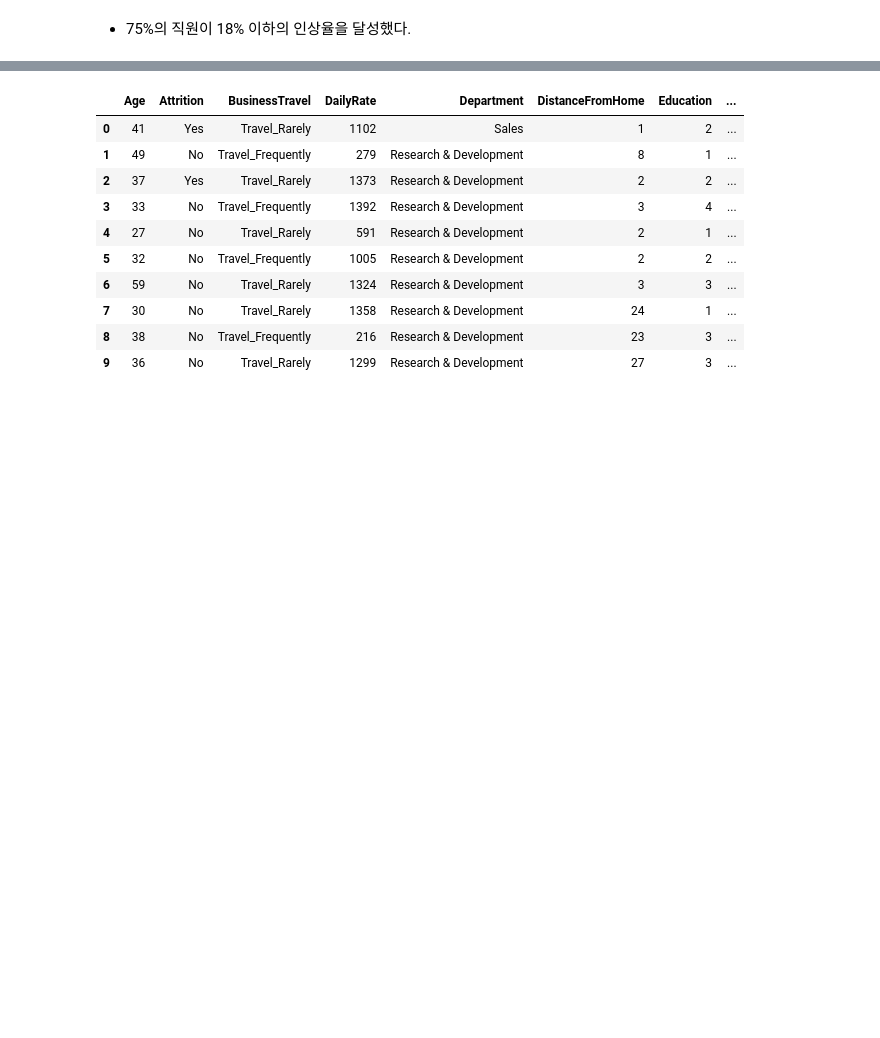
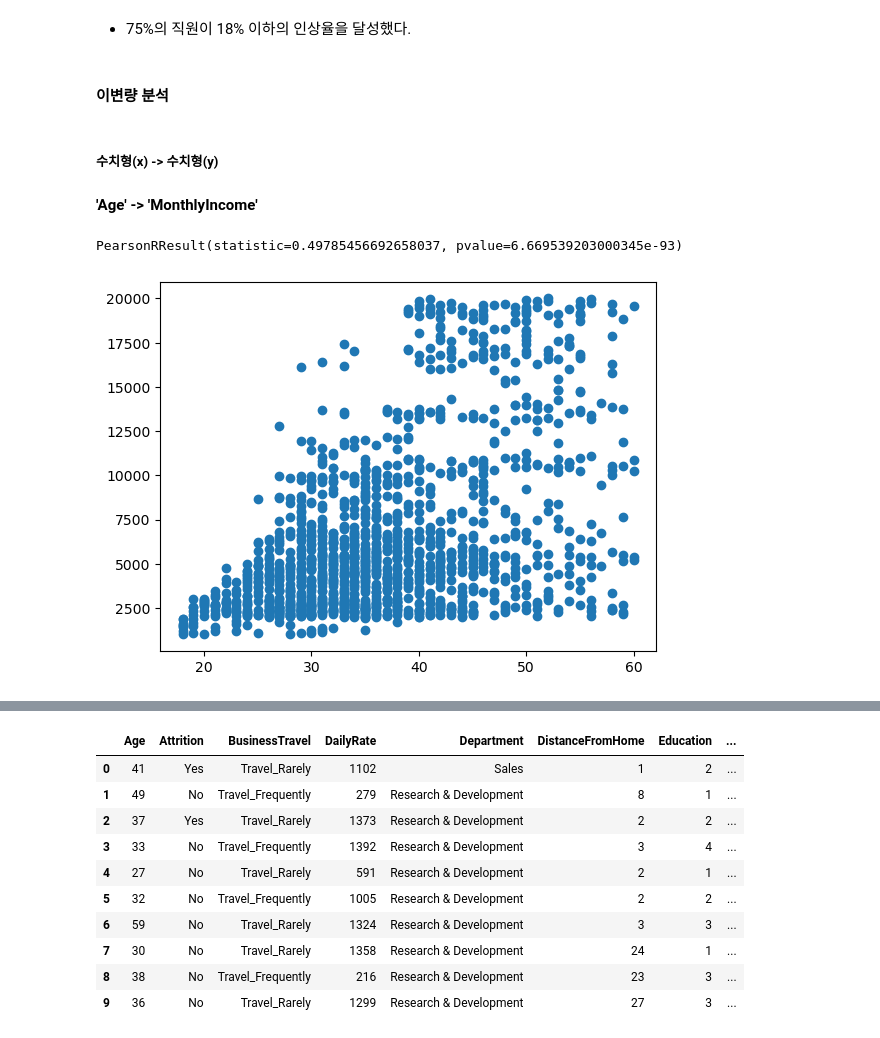
Before and after one commit to ryeongse25/kt-aivle, a Jupyter notebook: employee_attrition/employee_attrition.ipynb, the cells around one changed output, grey strips where cells are left out. Saved outputs shown, nothing was run; the diff lists cells and outputs as text; code cells hidden in the pictures; blank space fills up the shorter version.

```diff
--- a/employee_attrition/employee_attrition.ipynb
+++ b/employee_attrition/employee_attrition.ipynb
@@ -372,3 +376,23 @@ eda_1_num('PercentSalaryHike', data2, 16)
 [figure]
 # %% [markdown]
 * 75%의 직원이 18% 이하의 인상율을 달성했다.
+# %% [markdown]
+#### **이변량 분석**
+# %% [markdown]
+##### **수치형(x) -> 수치형(y)**
+# %%
+# 수치형 -> 수치형
+def num_to_num(x, y, data):
+    # 수치화
+    print(spst.pearsonr(data[x], data[y]))
+
+    # 그래프
+    plt.scatter(x = x, y = y, data = data)
+    plt.show()
+# %% [markdown]
+**'Age' -> 'MonthlyIncome'**
+# %%
+num_to_num('Age', 'MonthlyIncome', data2)
+# %% [output]
+PearsonRResult(statistic=0.49785456692658037, pvalue=6.669539203000345e-93)
+[figure, added]
```
Also changed, not shown: parts of 43 cells of this notebook.
